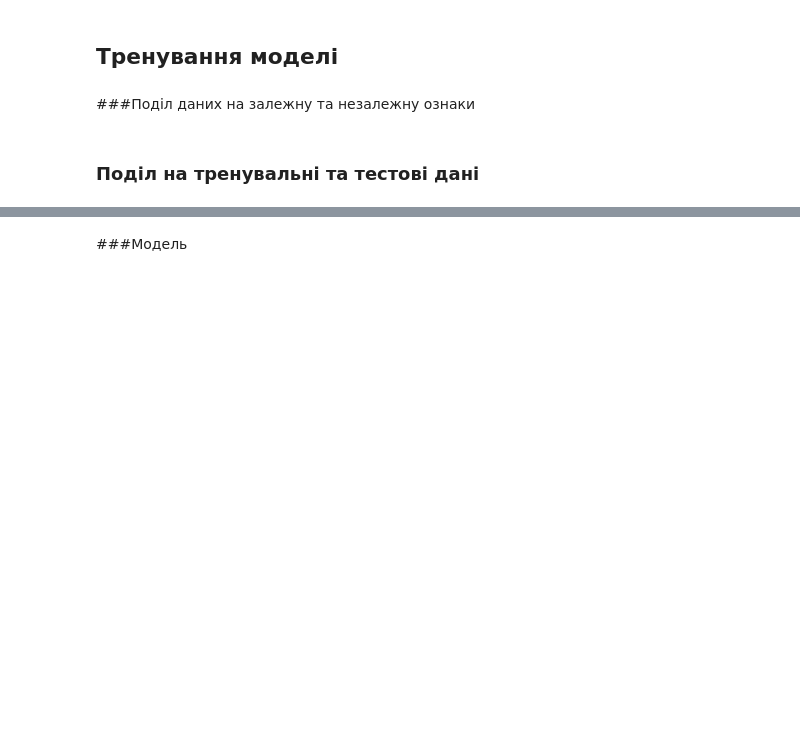
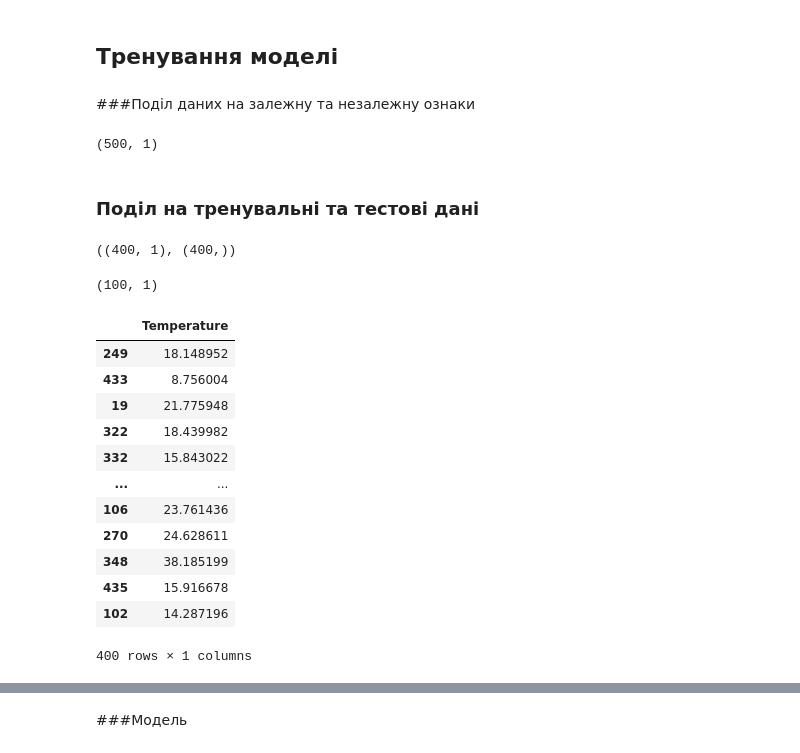
Before and after one commit to HalyshAnton/Python-AI, a Jupyter notebook: linear_regression.ipynb, the cells around one changed output, grey strips where cells are left out. Cells and saved outputs as stored; diff of their text form; code cells hidden in the pictures; blank space fills up the shorter version.

```diff
--- a/linear_regression.ipynb
+++ b/linear_regression.ipynb
@@ -118,4 +98,8 @@ y = df['Revenue']
 X = df.drop(columns='Revenue')
+# %%
+X.shape
+# %% [output]
+(500, 1)
 # %% [markdown]
 ### Поділ на тренувальні та тестові дані
 # %%
@@ -126,0 +111,24 @@ X_train, X_test, y_train, y_test = train_test_split(X, y,
+# %%
+X_train.shape, y_train.shape
+# %% [output]
+((400, 1), (400,))
+# %%
+X_test.shape
+# %% [output]
+(100, 1)
+# %%
+X_train
+# %% [output]
+|  | Temperature |
+| 249 | 18.148952 |
+| 433 | 8.756004 |
+| 19 | 21.775948 |
+| 322 | 18.439982 |
+| 332 | 15.843022 |
+| ... | ... |
+| 106 | 23.761436 |
+| 270 | 24.628611 |
+| 348 | 38.185199 |
+| 435 | 15.916678 |
+| 102 | 14.287196 |
+400 rows × 1 columns
```
Also changed, not shown: parts of 82 cells of this notebook.
